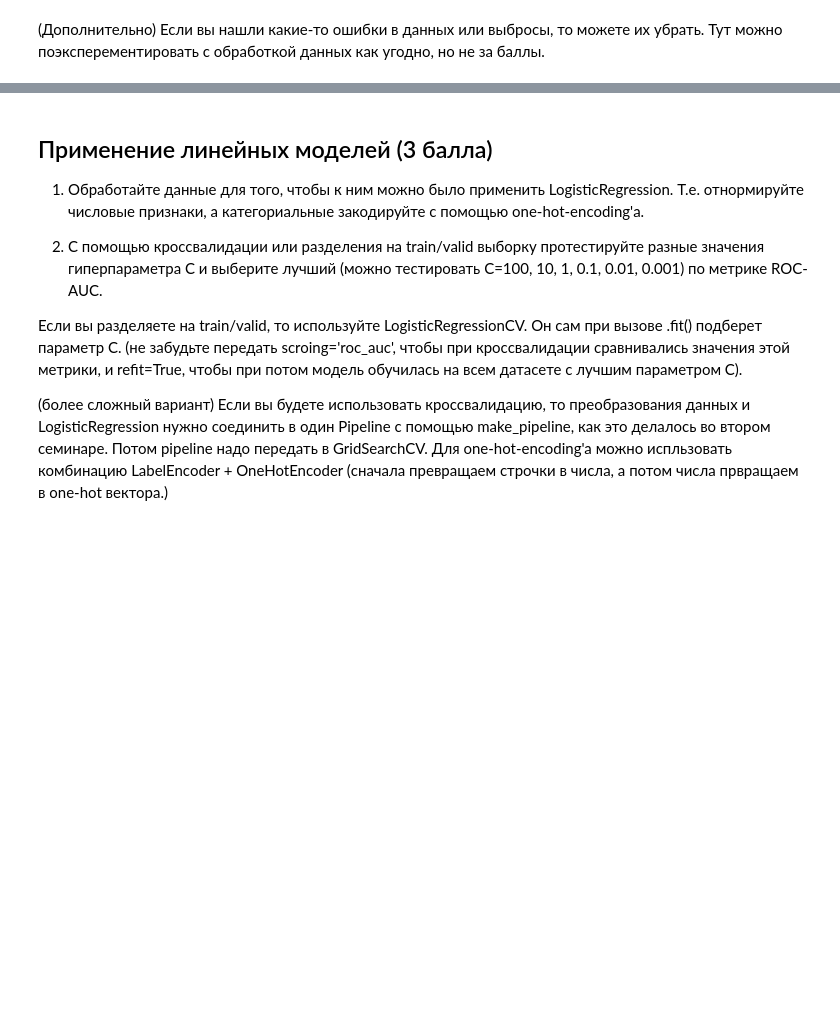
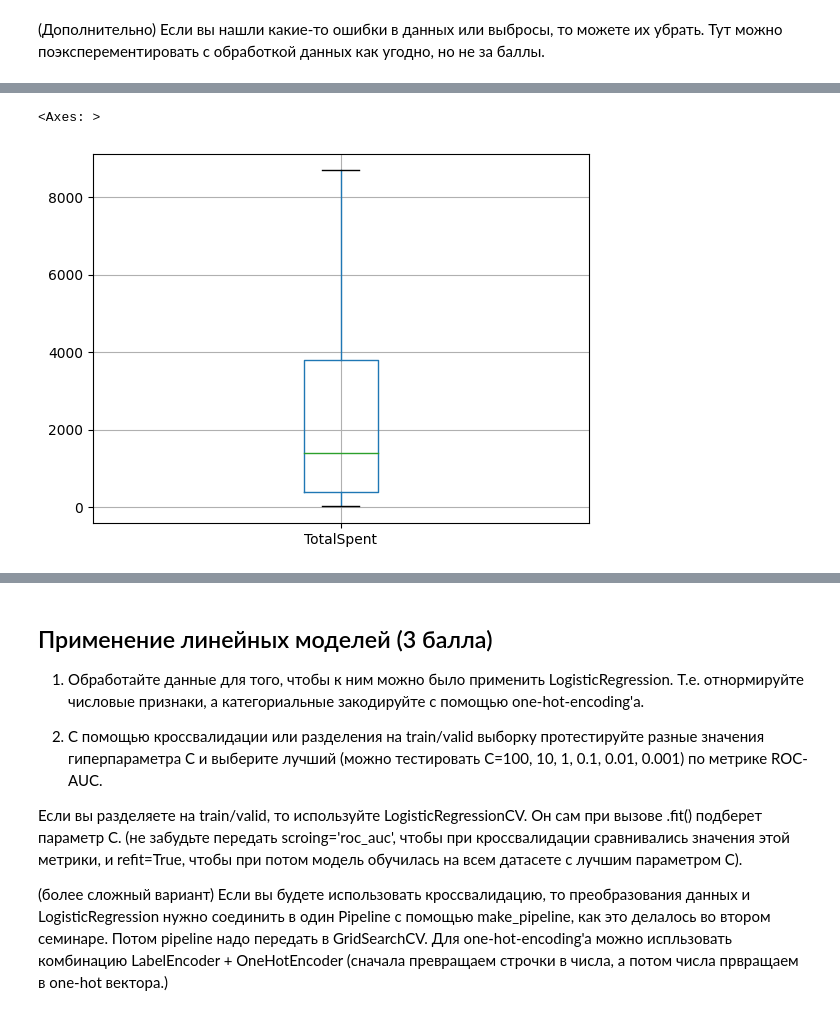
Before and after one commit to starkhv70/dl_course_2023, a Jupyter notebook: 8-homework/hw_kaggle.ipynb, the cells around one changed output, grey strips where cells are left out. Saved outputs shown, nothing was run; the diff lists cells and outputs as text; code cells hidden in the pictures; blank space fills up the shorter version.

```diff
--- a/8-homework/hw_kaggle.ipynb
+++ b/8-homework/hw_kaggle.ipynb
@@ -231,0 +233,6 @@ for i, categorical_feature in enumerate(data[cat_cols]):
+# %%
+# Проверим наличие выбросов в данных, построим для это boxplot
+data.boxplot(column='TotalSpent')
+# %% [output]
+<Axes: >
+[figure, added]
```
Also changed, not shown: parts of 18 cells of this notebook, 3 other files.
